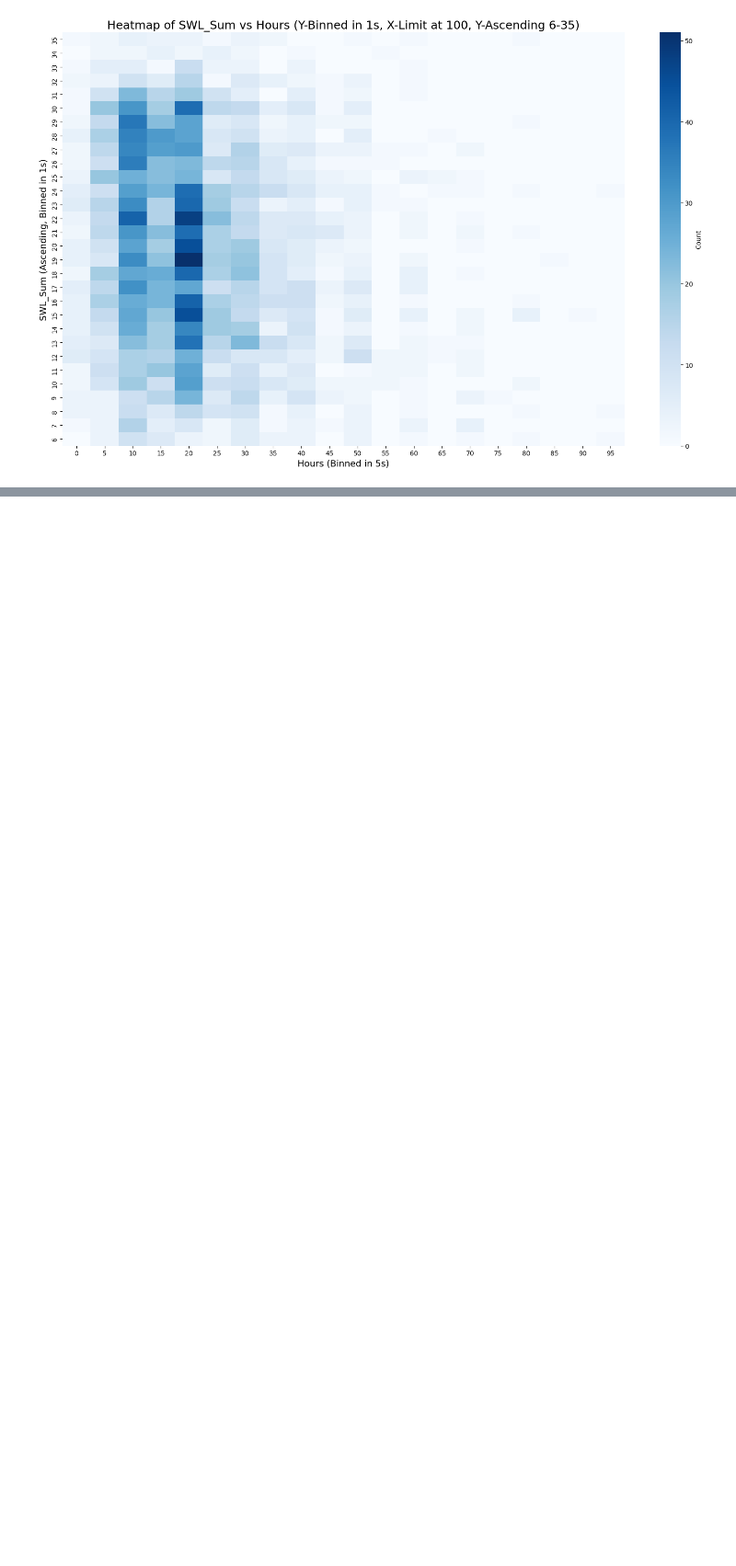
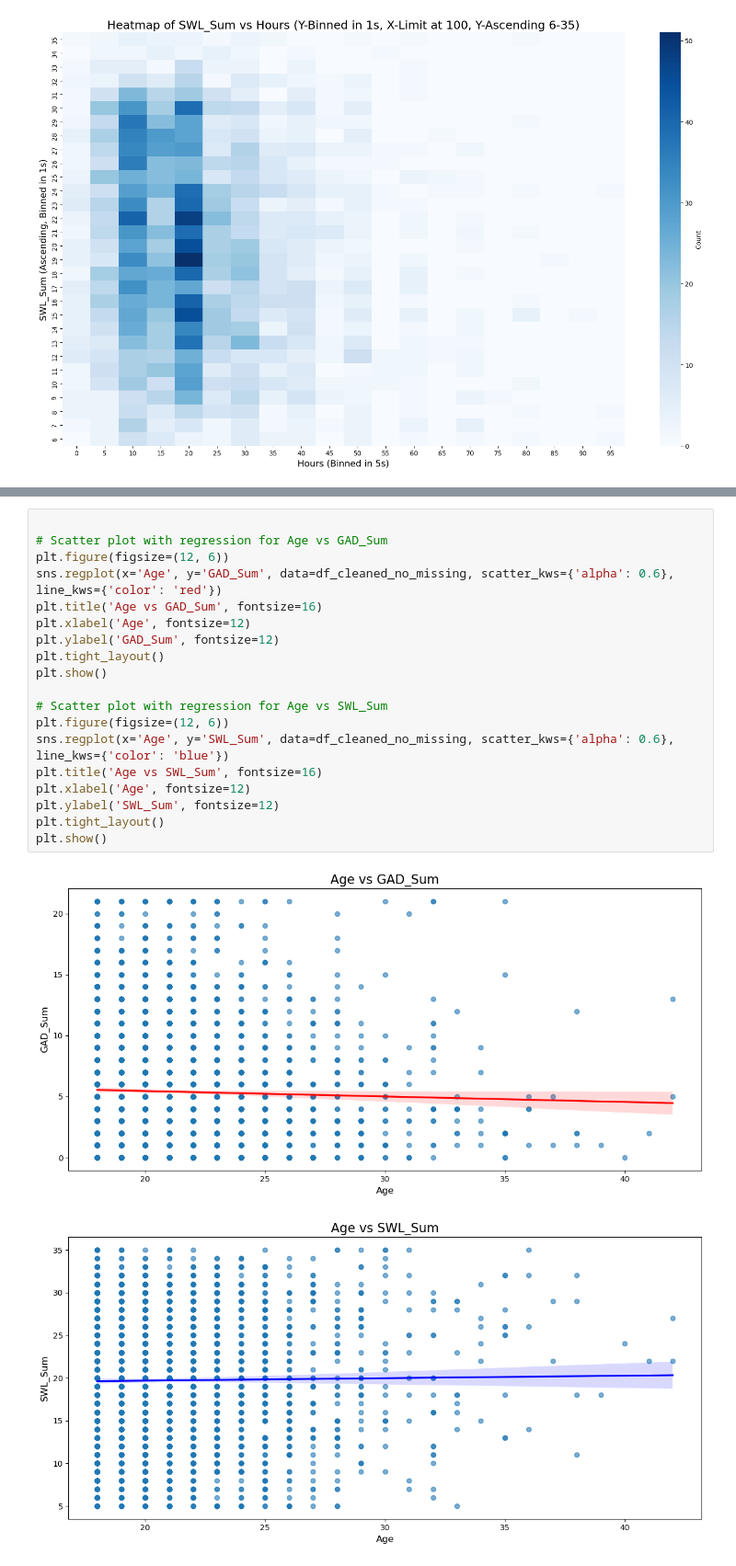
Before and after one commit to lauraleecallahan/Project-1, a Jupyter notebook: Untitled-1.ipynb, the cells around one changed output, grey strips where cells are left out. Shown at 92% size. Saved outputs shown, nothing was run; the diff lists cells and outputs as text; blank space fills up the shorter version.

```diff
--- a/Untitled-1.ipynb
+++ b/Untitled-1.ipynb
@@ -222,0 +254,22 @@ plt.show()
+# %%
+
+# Scatter plot with regression for Age vs GAD_Sum
+plt.figure(figsize=(12, 6))
+sns.regplot(x='Age', y='GAD_Sum', data=df_cleaned_no_missing, scatter_kws={'alpha': 0.6}, line_kws={'color': 'red'})
+plt.title('Age vs GAD_Sum', fontsize=16)
+plt.xlabel('Age', fontsize=12)
+plt.ylabel('GAD_Sum', fontsize=12)
+plt.tight_layout()
+plt.show()
+
+# Scatter plot with regression for Age vs SWL_Sum
+plt.figure(figsize=(12, 6))
+sns.regplot(x='Age', y='SWL_Sum', data=df_cleaned_no_missing, scatter_kws={'alpha': 0.6}, line_kws={'color': 'blue'})
+plt.title('Age vs SWL_Sum', fontsize=16)
+plt.xlabel('Age', fontsize=12)
+plt.ylabel('SWL_Sum', fontsize=12)
+plt.tight_layout()
+plt.show()
+# %% [output]
+[figure, added]
+[figure, added]
```
Also changed, not shown: parts of 4 cells of this notebook.
